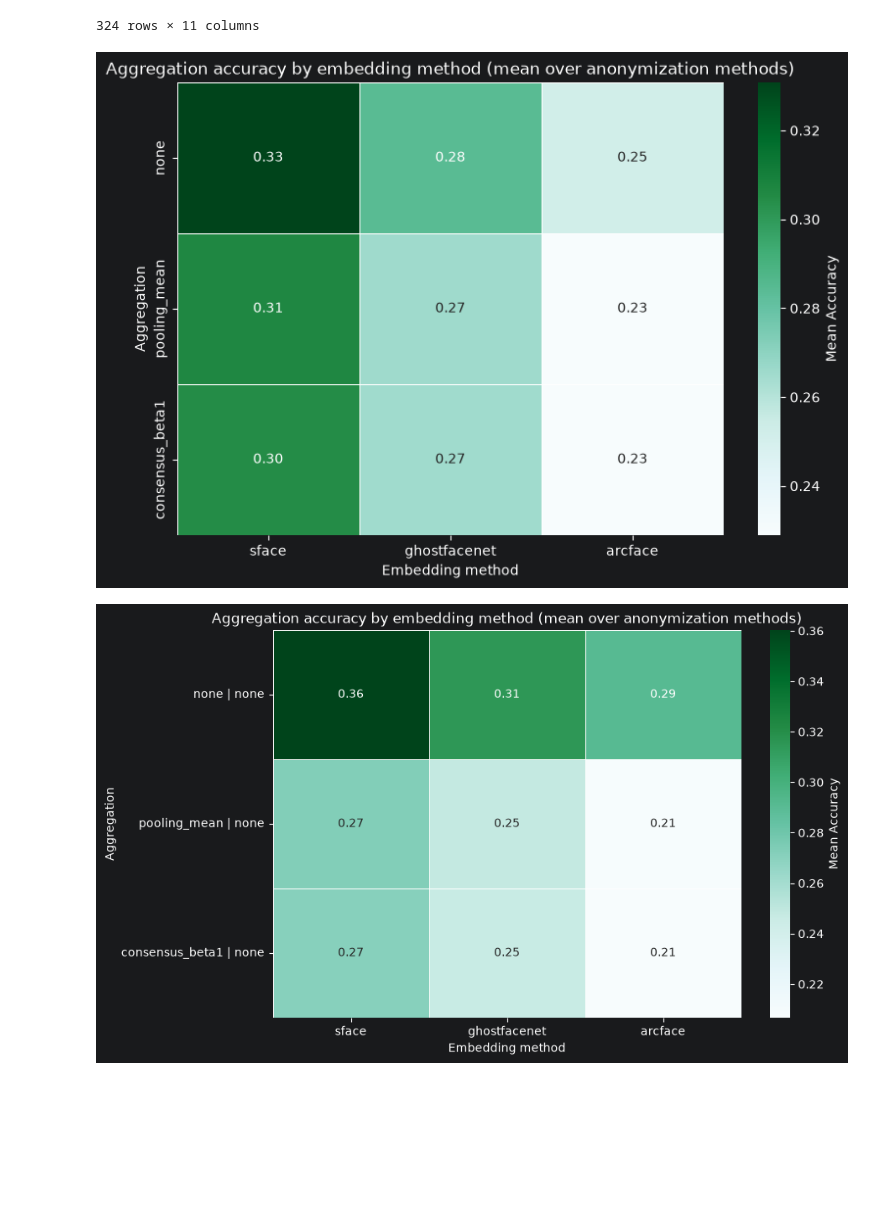
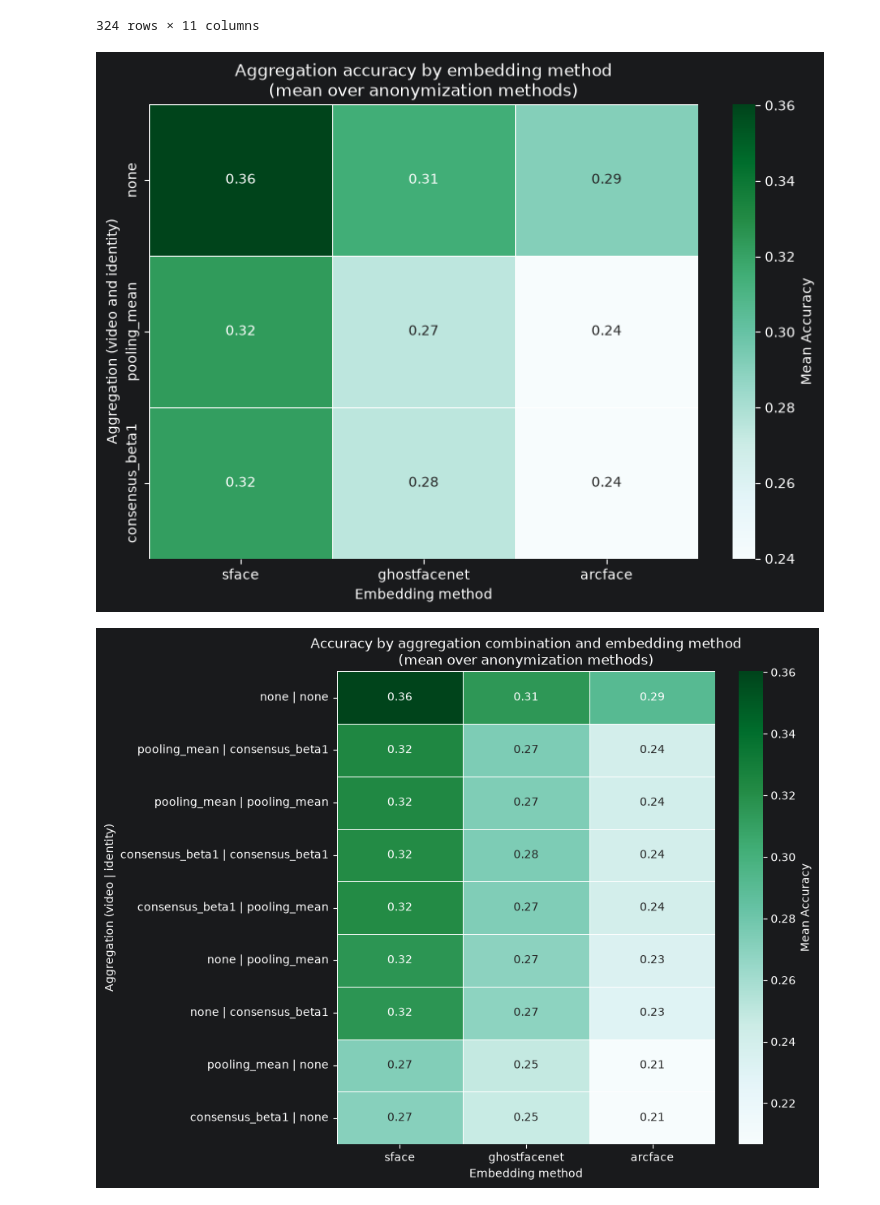
Before and after one commit to wagpa/meles, a Jupyter notebook: src/notebooks/05_visualization.ipynb, the cells around one changed output. Drawn from its saved outputs; the diff is of its cells as text; code cells hidden in the pictures; blank space fills up the shorter version.

```diff
--- a/src/notebooks/05_visualization.ipynb
+++ b/src/notebooks/05_visualization.ipynb
@@ -35,50 +35,58 @@ RESULTS
 # %%
 # Select all rows where the same aggregation method is used for both the video and identity. This collapses one dimension and simulates the previous results.
 results = RESULTS[RESULTS["identity_aggregation_method"] == RESULTS["video_aggregation_method"]]
 
 agg_order = (
     results.groupby("identity_aggregation_method")["top-1"].mean().sort_values(ascending=False).index
 )
 embedding_order = (
     results.groupby("frame_embedding_method")["top-1"].mean().sort_values(ascending=False).index
 )
 
-pivot_agg_embed = RESULTS.pivot_table(
+# Pivot `results`, not RESULTS: pivoting RESULTS averages over all nine video/identity
+# combinations and silently undoes the filter above.
+pivot_agg_embed = results.pivot_table(
     index="video_aggregation_method", columns="frame_embedding_method", values="top-1", aggfunc="mean"
 ).loc[agg_order, embedding_order]
 
 plt.figure(figsize=(9, 6))
 sns.heatmap(pivot_agg_embed, annot=True, fmt=".2f", cmap="BuGn", cbar_kws={"label": "Mean Accuracy"}, linewidths=0.5, linecolor="w")
 
-plt.title("Aggregation accuracy by embedding method (mean over anonymization methods)")
+plt.title("Aggregation accuracy by embedding method\n(mean over anonymization methods)")
 plt.xlabel("Embedding method")
-plt.ylabel("Aggregation")
+plt.ylabel("Aggregation (video and identity)")
 plt.show()
 # %% [output]
-[figure, old version]
+[figure, new version]
 # %%
-# Select all rows where the same aggregation method is used for both the video and identity. This collapses one dimension and simulates the previous results.
-
-# TODO removes a lot of entries!
-results["aggregation_method"] = RESULTS[["video_aggregation_method", "identity_aggregation_method"]].apply(lambda row: ' | '.join(row.values.astype(str)), axis=1)
+# Label every row with its full (video | identity) aggregation combination, so the mixed
+# combinations stay visible instead of collapsing onto the matched ones.
+#
+# Derive from RESULTS, not from `results`: `results` is the matched-only subset built in the cell
+# above (108 of 324 rows), so it only ever contains the three "X | X" combinations. That is what
+# was dropping entries here.
+combinations = RESULTS.assign(
+    aggregation_method=RESULTS["video_aggregation_method"] + " | " + RESULTS["identity_aggregation_method"]
+)
 
 agg_order = (
-    results.groupby("aggregation_method")["top-1"].mean().sort_values(ascending=False).index
+    combinations.groupby("aggregation_method")["top-1"].mean().sort_values(ascending=False).index
 )
 embedding_order = (
-    results.groupby("frame_embedding_method")["top-1"].mean().sort_values(ascending=False).index
+    combinations.groupby("frame_embedding_method")["top-1"].mean().sort_values(ascending=False).index
 )
 
-pivot_agg_embed = results.pivot_table(
+pivot_agg_embed = combinations.pivot_table(
     index="aggregation_method", columns="frame_embedding_method", values="top-1", aggfunc="mean"
 ).loc[agg_order, embedding_order]
 
-plt.figure(figsize=(9, 6))
+plt.figure(figsize=(9, 7))
 sns.heatmap(pivot_agg_embed, annot=True, fmt=".2f", cmap="BuGn", cbar_kws={"label": "Mean Accuracy"}, linewidths=0.5, linecolor="w")
 
-plt.title("Aggregation accuracy by embedding method (mean over anonymization methods)")
+plt.title("Accuracy by aggregation combination and embedding method\n(mean over anonymization methods)")
 plt.xlabel("Embedding method")
-plt.ylabel("Aggregation")
+plt.ylabel("Aggregation (video | identity)")
+plt.tight_layout()
 plt.show()
 # %% [output]
-[figure, old version]
+[figure, new version]
```
Also changed, not shown: parts of 1 cell of this notebook, 1 other file.
